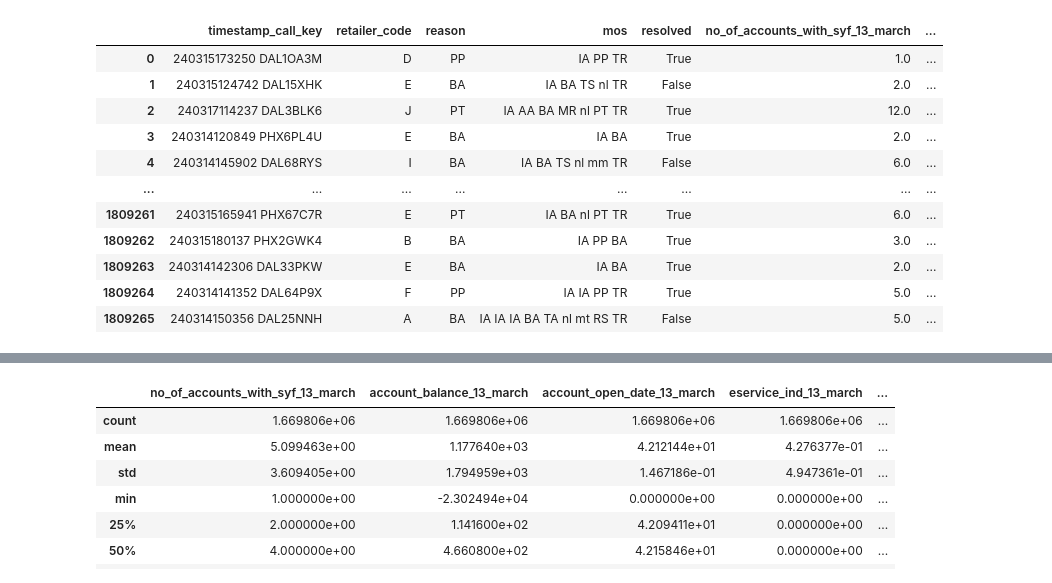
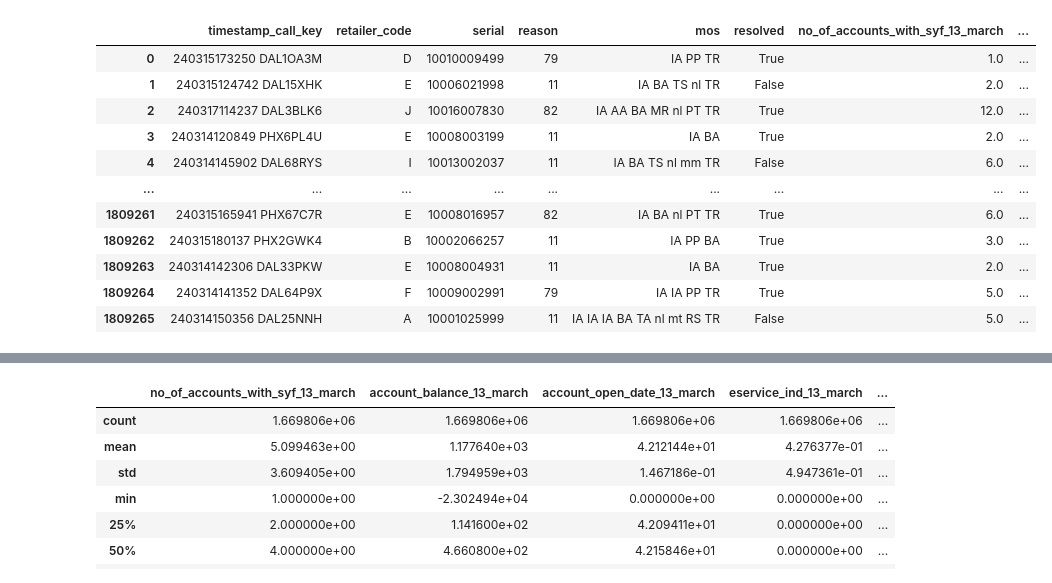
Before and after one commit to sohumsharma484/DataDemons, a Jupyter notebook: explore.ipynb, the cells around one changed output, grey strips where cells are left out. Saved outputs shown, nothing was run; the diff lists cells and outputs as text; code cells hidden in the pictures.

```diff
--- a/explore.ipynb
+++ b/explore.ipynb
@@ -10,34 +11,64 @@ df = pd.concat([read_csv("file_3_Mar18_Output_1.csv"), read_csv("file_3_Mar18_Ou
 # %%
 df["account_open_date_13_march"] = pd.to_datetime(df["account_open_date_13_march"])
 df["account_open_date_18_march"] = pd.to_datetime(df["account_open_date_18_march"])
 
 # Cleanup
-df["delinquency_history_13_march_present"] = df["delinquency_history_13_march"].str.get(1).astype(int)
-df["delinquency_history_13_march_past"] = df["delinquency_history_13_march"].str.get(2).astype(int)
-df["delinquency_history_18_march_present"] = df["delinquency_history_18_march"].str.get(1).astype(int)
-df["delinquency_history_18_march_past"] = df["delinquency_history_18_march"].str.get(2).astype(int)
-df["ebill_enrolled_status_18_march"] =  df["ebill_enrolled_status_18_march"].fillna("NA").replace(r"^\s*$", "NA", regex=True)
-df["ebill_enrolled_status_13_march"] =  df["ebill_enrolled_status_13_march"].fillna("NA").replace(r"^\s*$", "NA", regex=True)
-df["account_status_18_march"] =  df["account_status_18_march"].fillna("NA").replace(r"^\s*$", "NA", regex=True)
-df["account_status_13_march"] =  df["account_status_13_march"].fillna("NA").replace(r"^\s*$", "NA", regex=True)
-df["card_activation_status_13_march"] = df["card_activation_status_13_march"].replace(r"^\s*$", -1, regex=True)
-df["card_activation_status_18_march"] = df["card_activation_status_18_march"].replace(r"^\s*$", -1, regex=True)
-df["account_open_date_13_march"] = np.log((df["account_open_date_13_march"] - min(df["account_open_date_13_march"])).astype('int') + 1)
-df["account_open_date_18_march"] = np.log((df["account_open_date_18_march"] - min(df["account_open_date_18_march"])).astype('int') + 1)
+df[["delinquency_history_13_march_present", "delinquency_history_18_march_present"]] = df[["delinquency_history_13_march", "delinquency_history_18_march"]].map(lambda x: int(str(x)[1]))
+df[["delinquency_history_13_march_past", "delinquency_history_18_march_past"]] = df[["delinquency_history_13_march", "delinquency_history_18_march"]].map(lambda x: int(str(x)[2]))
+df[["ebill_enrolled_status_13_march", "ebill_enrolled_status_18_march"]] =  df[["ebill_enrolled_status_13_march", "ebill_enrolled_status_18_march"]].fillna("NA").replace(r"^\s*$", "NA", regex=True)
+df[["account_status_13_march", "account_status_18_march"]] =  df[["account_status_13_march", "account_status_18_march"]].fillna("NA").replace(r"^\s*$", "NA", regex=True)
+df[["card_activation_status_13_march", "card_activation_status_18_march"]] = df[["card_activation_status_13_march", "card_activation_status_18_march"]].fillna(-1).replace(r"^\s*$", -1, regex=True)
+min_date = min(min(df["account_open_date_13_march"]), min(df["account_open_date_18_march"]))
+df["account_open_date_13_march"] = np.log((df["account_open_date_13_march"] - min_date).astype('int64') + 1)
+df["account_open_date_18_march"] = np.log((df["account_open_date_18_march"] - min_date).astype('int64') + 1)
 df[["day", "time_of_day"]] = df["timestamp_call_key"].str.split(" ").str[0].str.extract(r'(\d{6})(\d{6})')
 
-df = df.drop(["delinquency_history_13_march", "delinquency_history_18_march", "serial"], axis=1)
+# add mos in order
+col_names = [f"mos{i}" for i in range(1, len(max(df["mos"], key=lambda x: len(x.split()))) // 3 + 2)]
+split_mos = df["mos"].str.split(expand=True)
+split_mos = split_mos.fillna("NA")
+split_mos.columns = col_names[:len(split_mos.columns)]
+
+# transform reasons/mos
+reason_encoder = LabelEncoder()
+reason_encoder = reason_encoder.fit(["AA", "AG", "AL", "AP", "AR", "AS", "AT", "AU", "BA", "Ba", "BL", "CA", "CB", "CC",
+"CD", "CS", "CT", "CX", "DA", "DB", "DE", "DP", "DR", "DS", "eA", "eB", "EB", "eL", "eP", "eR", "ER", "eS", "eY", "FB", "FD",
+"FI", "FM", "GA", "HI", "iA", "IA", "iB", "iC", "IC", "IE", "iF", "iL", "iM", "iO", "iP", "IR", "iR", "iS", "iT", "IV","LC",
+"LM", "LS", "Ls", "LW", "m-", "ma", "me", "MF", "mm", "mn", "mo", "mp", "MP", "Mr", "MR", "mt", "nl", "NU", "OB", "OC", "OI", "OO",
+"OR", "OV", "PA", "PC", "Pd", "PF", "PH", "PI", "PO", "PP", "PR", "PS", "PT", "PV", "PX", "Py", "RC", "RI", "RP", "RS", "RV", "SA",
+"SP", "SR", "ss", "ST", "Ta", "TA", "TB", "TC", "TD", "Te", "TE", "Tf", "TF", "TL", "TN", "TP", "TR", "TS", "TU", "UP", "VP", "VR",
+"WA", "wa", "rP", "P1", "P2", "S1", "S2", "S3", "P3", "C1", "C2", "P4", "P5", "P6", "rT", "T1", "A1", "A2", "T2", "T3", "D1", "D2",
+"D3", "D4", "FR", "PD", "OL", "NO", "XR", "VA", "mP", "AM", "NA"])
+df["reason"] = reason_encoder.transform(df["reason"])
+for col in split_mos.columns:
+    split_mos[col] = reason_encoder.transform(split_mos[col])
+
+df = pd.concat([df, split_mos], axis=1)
+
+# transform account status
+external_status_encoder = LabelEncoder()
+encoded_status_codes = external_status_encoder.fit_transform(df["account_status_18_march"])
+df["account_status_18_march"] = encoded_status_codes
+df["account_status_13_march"] = encoded_status_codes
+
+# transform ebill status
+ebill_encoder = LabelEncoder()
+encoded_ebill_status = ebill_encoder.fit_transform(df["ebill_enrolled_status_18_march"])
+df["ebill_enrolled_status_18_march"] = encoded_ebill_status
+df["ebill_enrolled_status_13_march"] = encoded_ebill_status
+
+df = df.drop(["delinquency_history_13_march", "delinquency_history_18_march"], axis=1)
 df
 # %% [output]
-|  | timestamp_call_key | retailer_code | reason | mos | resolved | no_of_accounts_with_syf_13_march | ... |
-| 0 | 240315173250 DAL1OA3M | D | PP | IA PP TR | True | 1.0 | ... |
-| 1 | 240315124742 DAL15XHK | E | BA | IA BA TS nl TR | False | 2.0 | ... |
-| 2 | 240317114237 DAL3BLK6 | J | PT | IA AA BA MR nl PT TR | True | 12.0 | ... |
-| 3 | 240314120849 PHX6PL4U | E | BA | IA BA | True | 2.0 | ... |
-| 4 | 240314145902 DAL68RYS | I | BA | IA BA TS nl mm TR | False | 6.0 | ... |
-| ... | ... | ... | ... | ... | ... | ... | ... |
-| 1809261 | 240315165941 PHX67C7R | E | PT | IA BA nl PT TR | True | 6.0 | ... |
-| 1809262 | 240315180137 PHX2GWK4 | B | BA | IA PP BA | True | 3.0 | ... |
-| 1809263 | 240314142306 DAL33PKW | E | BA | IA BA | True | 2.0 | ... |
-| 1809264 | 240314141352 DAL64P9X | F | PP | IA IA PP TR | True | 5.0 | ... |
-| 1809265 | 240314150356 DAL25NNH | A | BA | IA IA IA BA TA nl mt RS TR | False | 5.0 | ... |
+|  | timestamp_call_key | retailer_code | serial | reason | mos | resolved | no_of_accounts_with_syf_13_march | ... |
+| 0 | 240315173250 DAL1OA3M | D | 10010009499 | 79 | IA PP TR | True | 1.0 | ... |
+| 1 | 240315124742 DAL15XHK | E | 10006021998 | 11 | IA BA TS nl TR | False | 2.0 | ... |
+| 2 | 240317114237 DAL3BLK6 | J | 10016007830 | 82 | IA AA BA MR nl PT TR | True | 12.0 | ... |
+| 3 | 240314120849 PHX6PL4U | E | 10008003199 | 11 | IA BA | True | 2.0 | ... |
+| 4 | 240314145902 DAL68RYS | I | 10013002037 | 11 | IA BA TS nl mm TR | False | 6.0 | ... |
+| ... | ... | ... | ... | ... | ... | ... | ... | ... |
+| 1809261 | 240315165941 PHX67C7R | E | 10008016957 | 82 | IA BA nl PT TR | True | 6.0 | ... |
+| 1809262 | 240315180137 PHX2GWK4 | B | 10002066257 | 11 | IA PP BA | True | 3.0 | ... |
+| 1809263 | 240314142306 DAL33PKW | E | 10008004931 | 11 | IA BA | True | 2.0 | ... |
+| 1809264 | 240314141352 DAL64P9X | F | 10009002991 | 79 | IA IA PP TR | True | 5.0 | ... |
+| 1809265 | 240314150356 DAL25NNH | A | 10001025999 | 11 | IA IA IA BA TA nl mt RS TR | False | 5.0 | ... |
```
Also changed, not shown: parts of 10 cells of this notebook.
